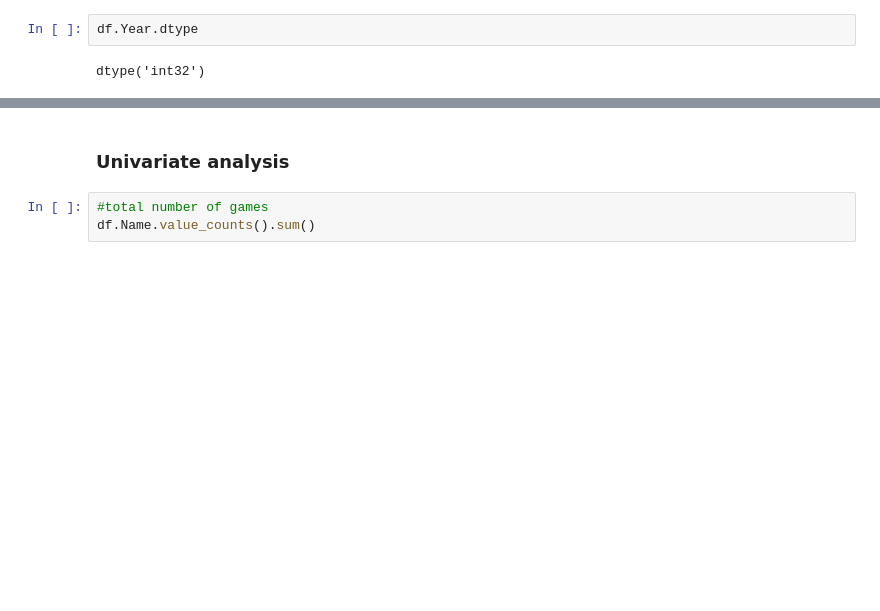
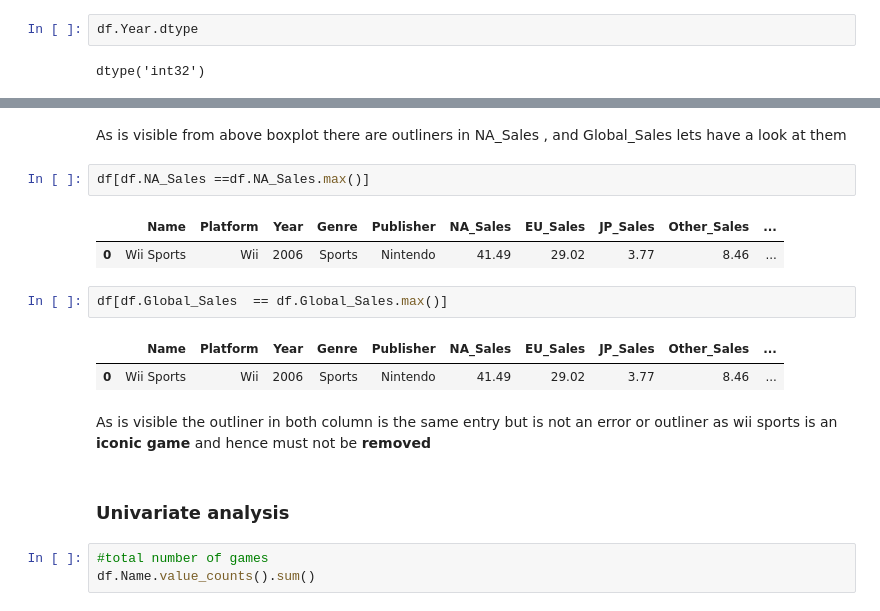
Before and after one commit to Sidhant1201/ViedoGameSales, a Jupyter notebook: VGsales EDAproject/VGsales.ipynb, the cells around one changed output, grey strips where cells are left out. Cells and saved outputs as stored; diff of their text form; blank space fills up the shorter version.

```diff
--- a/VGsales EDAproject/VGsales.ipynb
+++ b/VGsales EDAproject/VGsales.ipynb
@@ -129,3 +161,17 @@ df.head()
+# %% [markdown]
+As is visible from above boxplot there are outliners in NA_Sales , and Global_Sales lets have a look at them
+# %%
+df[df.NA_Sales ==df.NA_Sales.max()]
+# %% [output]
+|  | Name | Platform | Year | Genre | Publisher | NA_Sales | EU_Sales | JP_Sales | Other_Sales | ... |
+| 0 | Wii Sports | Wii | 2006 | Sports | Nintendo | 41.49 | 29.02 | 3.77 | 8.46 | ... |
+# %%
+df[df.Global_Sales  == df.Global_Sales.max()]
+# %% [output]
+|  | Name | Platform | Year | Genre | Publisher | NA_Sales | EU_Sales | JP_Sales | Other_Sales | ... |
+| 0 | Wii Sports | Wii | 2006 | Sports | Nintendo | 41.49 | 29.02 | 3.77 | 8.46 | ... |
+# %% [markdown]
+As is visible the outliner in both column is the same entry but is not an error or outliner as wii sports is an **iconic game** and hence must not be **removed**
 # %% [markdown]
 ### Univariate analysis
 # %%
```
Also changed, not shown: parts of 24 cells of this notebook.
